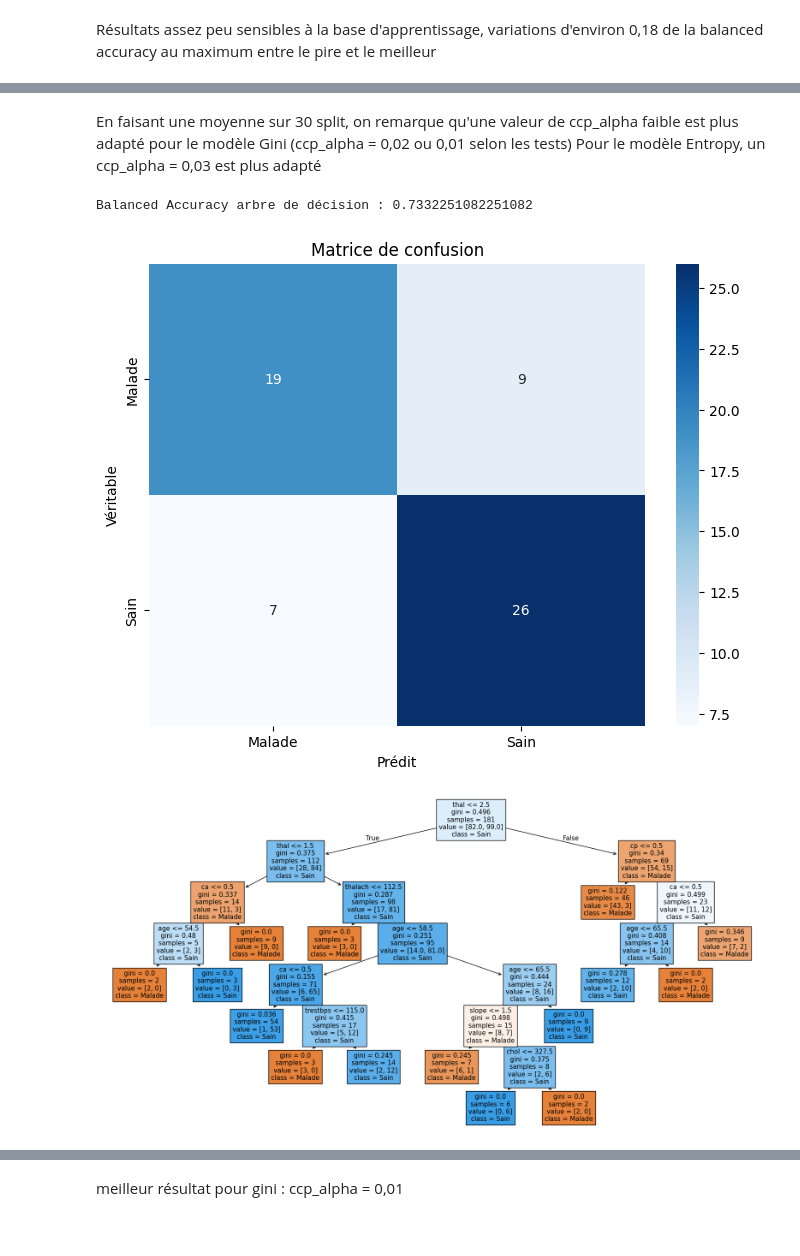
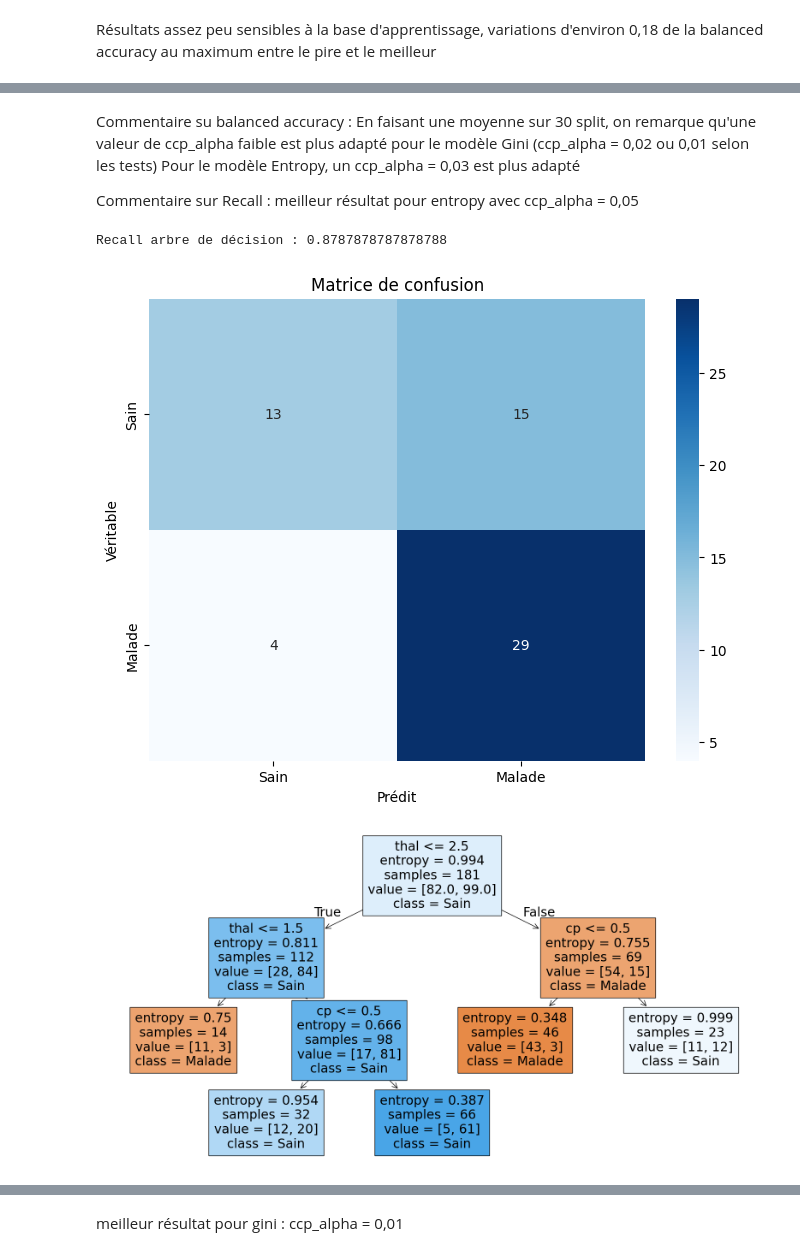
Before and after one commit to prichert17/Apprentissage_automatique_arbre_decision, a Jupyter notebook: main.ipynb, the cells around one changed output, grey strips where cells are left out. Cells and saved outputs as stored; diff of their text form; code cells hidden in the pictures.

```diff
--- a/main.ipynb
+++ b/main.ipynb
@@ -348,28 +349,32 @@ plt.show()
 # %% [markdown]
+Commentaire su balanced accuracy :
 En faisant une moyenne sur 30 split, on remarque qu'une valeur de ccp_alpha faible est plus adapté pour le modèle Gini (ccp_alpha = 0,02 ou 0,01 selon les tests)
 Pour le modèle Entropy, un ccp_alpha = 0,03 est plus adapté
+
+Commentaire sur Recall :
+meilleur résultat pour entropy avec ccp_alpha = 0,05
 # %%
 #meilleur modèle avec ccp_alpha = 0.01 et criterion = 'gini'
-clf_gini = DecisionTreeClassifier(criterion='gini', random_state=0, ccp_alpha=0.01)
+clf_gini = DecisionTreeClassifier(criterion='entropy', random_state=0, ccp_alpha=0.05)
 X_train_val, X_test, y_train_val, y_test = train_test_split(X, y_encoded, test_size=0.2, stratify=y_encoded, random_state=10)
 X_train, X_val, y_train, y_val = train_test_split(X_train_val, y_train_val, test_size=0.25, stratify=y_train_val, random_state=10)
 
 clf_gini.fit(X_train.iloc[:, :13], y_train)
 
 y_pred_gini = clf_gini.predict(X_val.iloc[:, :13])
 
-print("Balanced Accuracy arbre de décision :", balanced_accuracy_score(y_val, y_pred_gini))
+print("Recall arbre de décision :", recall_score(y_val, y_pred_gini))
 #Matrice de confusion pour l'arbre de décision
 confusion = confusion_matrix(y_val, y_pred_gini)
 plt.figure(figsize=(8, 6))
-sns.heatmap(confusion, annot=True, fmt='d', cmap='Blues', xticklabels=['Malade', 'Sain'], yticklabels=['Malade', 'Sain'])
+sns.heatmap(confusion, annot=True, fmt='d', cmap='Blues', xticklabels=['Sain', 'Malade'], yticklabels=['Sain', 'Malade'])
 plt.title('Matrice de confusion')
 plt.xlabel('Prédit')
 plt.ylabel('Véritable')
 plt.show()
 # %% [output]
-Balanced Accuracy arbre de décision : 0.7332251082251082
+Recall arbre de décision : 0.8787878787878788
-[figure, old version]
+[figure, new version]
 # %%
 #représentation de l'arbre de décision
 from sklearn import tree
@@ -377,7 +382,7 @@ plt.figure(figsize=(20,10))
 tree.plot_tree(clf_gini, filled=True, feature_names=X.columns[:13], class_names=['Malade', 'Sain'])
 plt.show()
 # %% [output]
-[figure, old version]
+[figure, new version]
 # %%
 #vérification du fonctionnement de l'arbre binaire avec grid search cv
 param_grid = {
```
Also changed, not shown: parts of 14 cells of this notebook.
